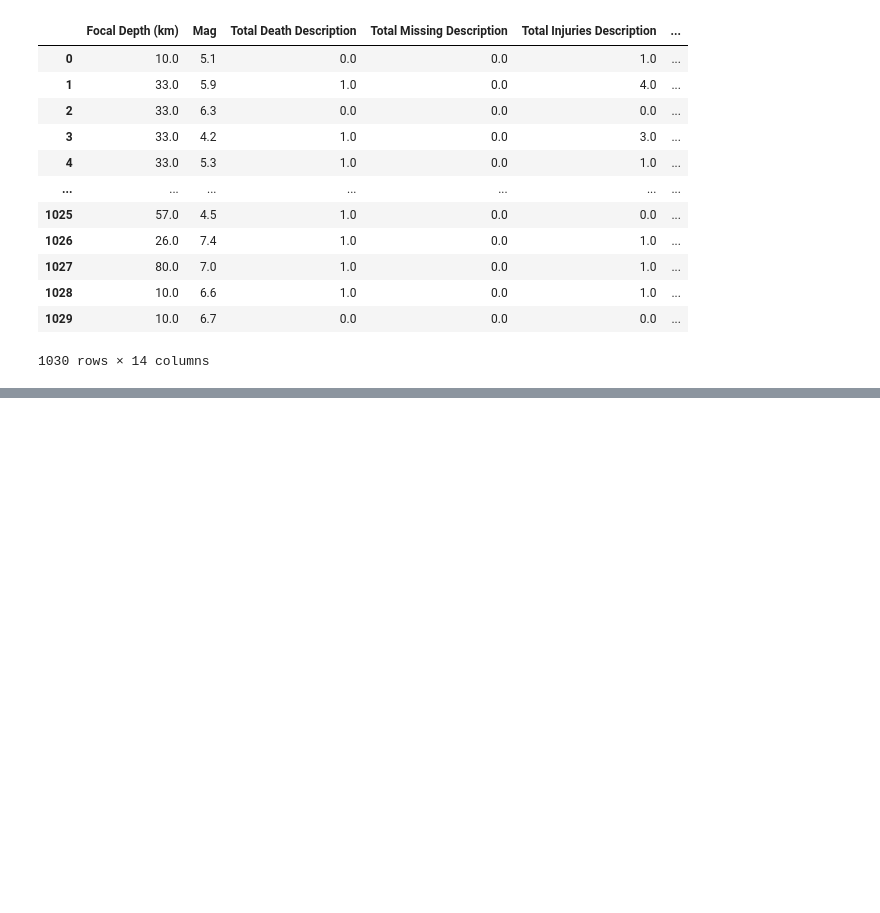
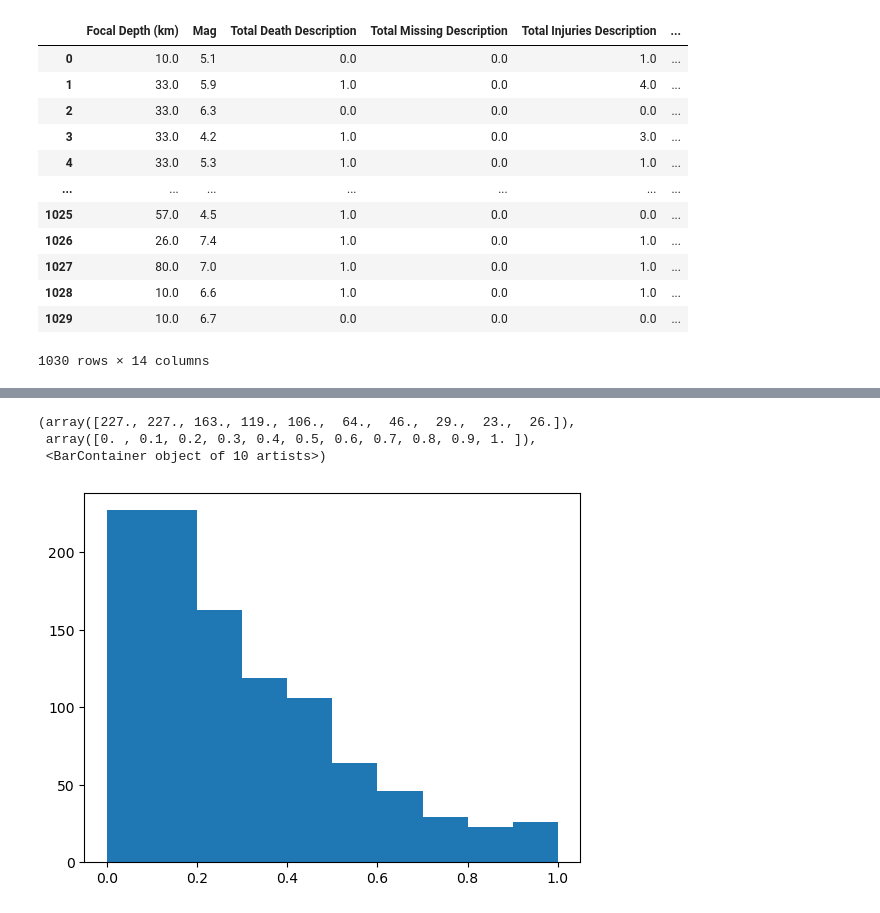
Before and after one commit to Awesomo1/Earthquake-Project, a Jupyter notebook: visulisations.ipynb, the cells around one changed output, grey strips where cells are left out. Drawn from its saved outputs; the diff is of its cells as text; code cells hidden in the pictures; blank space fills up the shorter version.

```diff
--- a/visulisations.ipynb
+++ b/visulisations.ipynb
@@ -103,0 +137,4 @@ foo
+# %%
+pca = decomp.PCA(n_components=1).fit(data_red)
+data_pca = pca.transform(data_red)
+data_pca = np.interp(data_pca, [np.min(data_pca), np.max(data_pca)], [0,1])
@@ -103,0 +151,7 @@ foo
+# %%
+plt.hist(data_pca)
+# %% [output]
+(array([227., 227., 163., 119., 106.,  64.,  46.,  29.,  23.,  26.]),
+ array([0. , 0.1, 0.2, 0.3, 0.4, 0.5, 0.6, 0.7, 0.8, 0.9, 1. ]),
+ <BarContainer object of 10 artists>)
+[figure, added]
```
Also changed, not shown: parts of 19 cells of this notebook, 2 other files.
